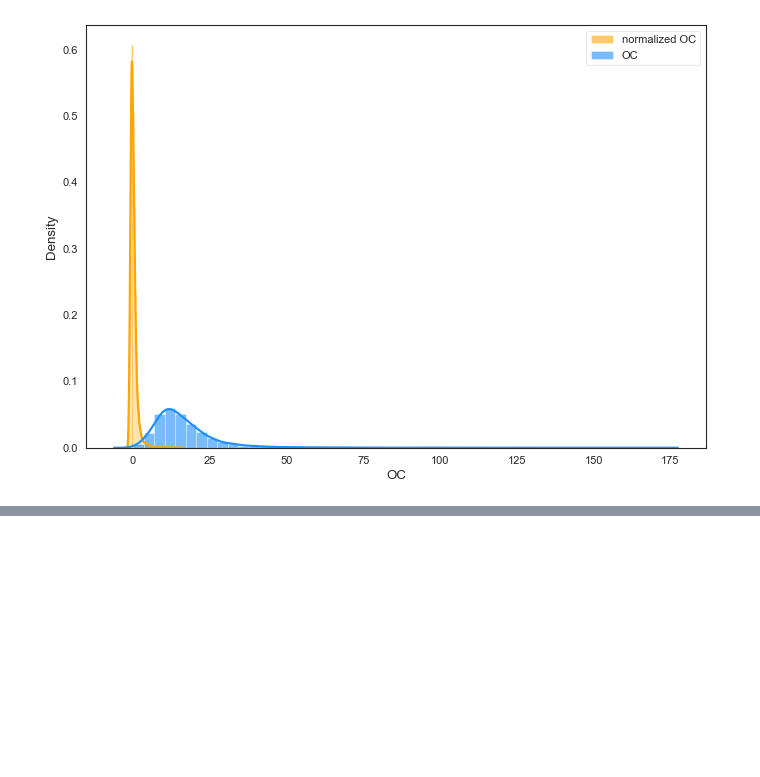
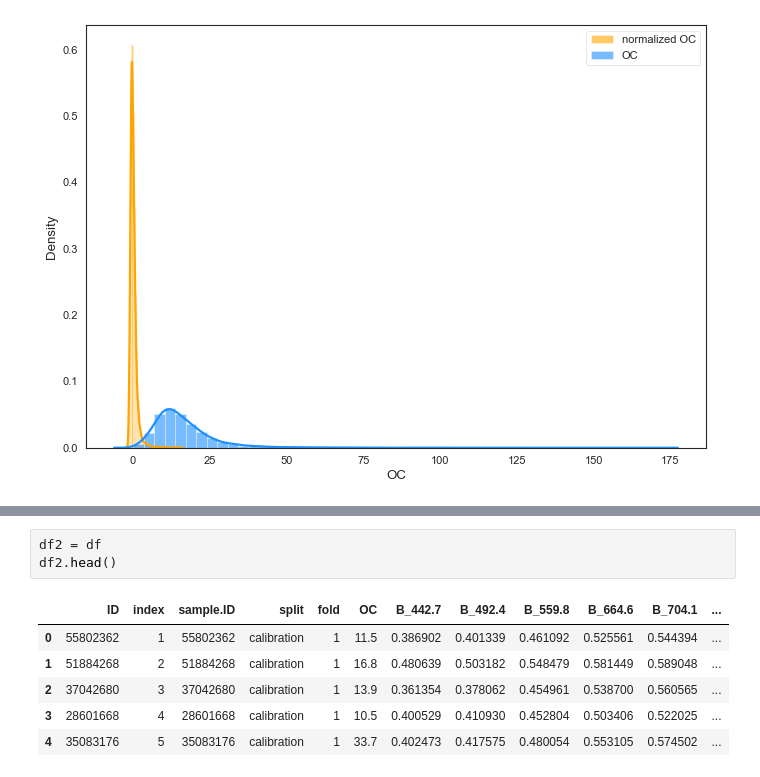
Before and after one commit to saberioon/WORLDSOILS, a Jupyter notebook: src/test_data.ipynb, the cells around one changed output, grey strips where cells are left out. Drawn from its saved outputs; the diff is of its cells as text; blank space fills up the shorter version.

```diff
--- a/src/test_data.ipynb
+++ b/src/test_data.ipynb
@@ -146,0 +225,10 @@ RobustScaler Data =  [-0.28  0.25 -0.04 ... -1.12 -0.54 -0.31]
+# %%
+df2 = df
+df2.head()
+# %% [output]
+|  | ID | index | sample.ID | split | fold | OC | B_442.7 | B_492.4 | B_559.8 | B_664.6 | B_704.1 | ... |
+| 0 | 55802362 | 1 | 55802362 | calibration | 1 | 11.5 | 0.386902 | 0.401339 | 0.461092 | 0.525561 | 0.544394 | ... |
+| 1 | 51884268 | 2 | 51884268 | calibration | 1 | 16.8 | 0.480639 | 0.503182 | 0.548479 | 0.581449 | 0.589048 | ... |
+| 2 | 37042680 | 3 | 37042680 | calibration | 1 | 13.9 | 0.361354 | 0.378062 | 0.454961 | 0.538700 | 0.560565 | ... |
+| 3 | 28601668 | 4 | 28601668 | calibration | 1 | 10.5 | 0.400529 | 0.410930 | 0.452804 | 0.503406 | 0.522025 | ... |
+| 4 | 35083176 | 5 | 35083176 | calibration | 1 | 33.7 | 0.402473 | 0.417575 | 0.480054 | 0.553105 | 0.574502 | ... |
```
Also changed, not shown: parts of 12 cells of this notebook, 11 other files.
